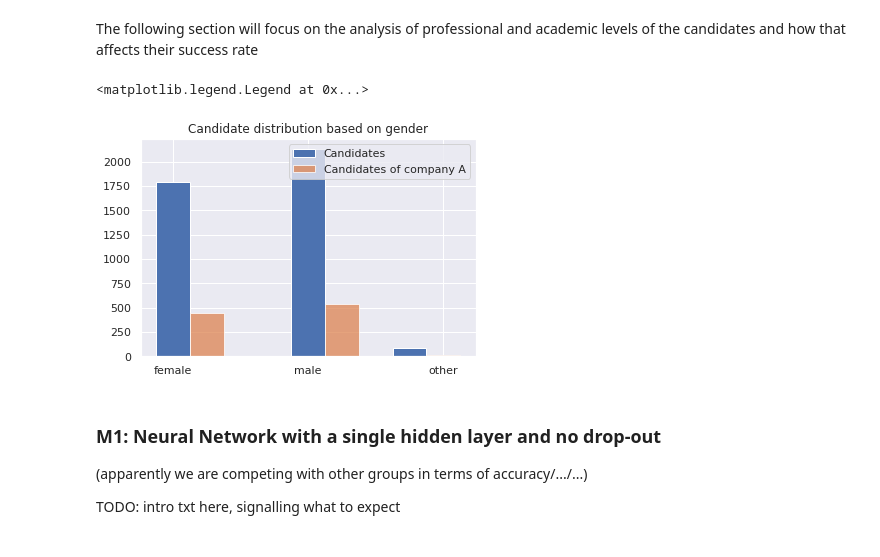
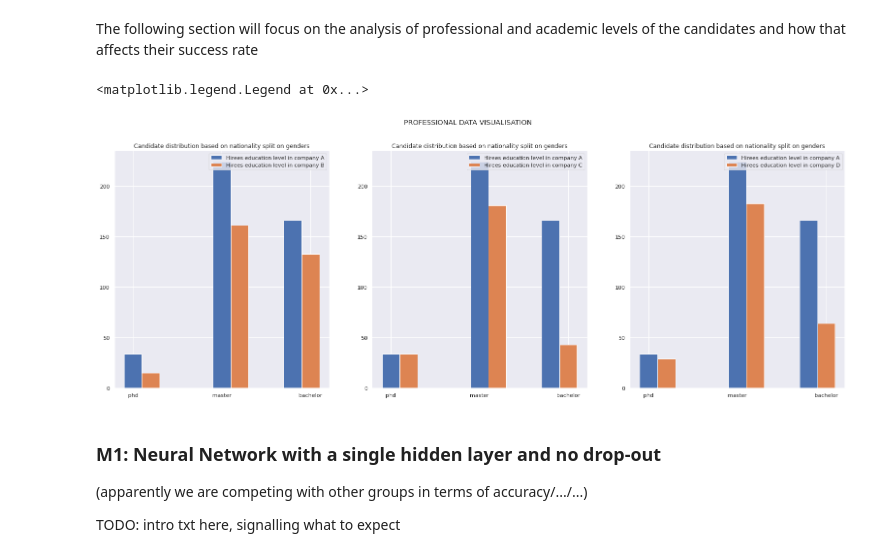
Before and after one commit to andrei-calin-dragomir/AdvisoryReportIDS, a Jupyter notebook: processing.ipynb, the cells around one changed output. Saved outputs shown, nothing was run; the diff lists cells and outputs as text; code cells hidden in the pictures.

```diff
--- a/processing.ipynb
+++ b/processing.ipynb
@@ -157,16 +157,33 @@ Female cummulative success rate: 38.60045146726863
 Others cummulative success rate: 37.5
 # %% [markdown]
 The following section will focus on the analysis of professional and academic levels of the candidates and how that affects their success rate
-# %%
-
-
-plt.title("Candidate distribution based on gender")
-plt.hist(demographicDataFrame['gender'], label = 'Candidates', bins = 8, align= 'left')
-plt.hist(demographicDataFrame.query("company == 'A'")['gender'], bins = 8, label = 'Candidates of company A', alpha = 0.75, align='right')
-plt.legend()
-# %% [output]
-<matplotlib.legend.Legend at 0x...>
-[figure, removed]
+# %%
+professionalDataFrame = pd.DataFrame(recruitmentData, columns = ['ind-university_grade', 'ind-programming_experience', 'ind-degree', 'decision', 'company'])
+
+professionalDataFrame.rename(columns={'ind-university_grade': 'grade', 'ind-programming_experience': 'experience', 'ind-degree': 'degree'}, inplace=True)
+
+fig, ((ax1, ax2, ax3)) = plt.subplots(1,3)
+fig.suptitle('PROFESSIONAL DATA VISUALISATION')
+fig.set_figwidth(27)
+fig.set_figheight(9)
+
+ax1.hist(professionalDataFrame.query("decision and company == 'A'")['degree'], align='left', label="Hirees education level in company A")
+ax1.hist(professionalDataFrame.query("decision and company == 'B'")['degree'], align='right', label="Hirees education level in company B")
+ax1.set_title("Candidate distribution based on nationality split on genders")
+ax1.legend()
+
+ax2.hist(professionalDataFrame.query("decision and company == 'A'")['degree'], align='left',label="Hirees education level in company A")
+ax2.hist(professionalDataFrame.query("decision and company == 'C'")['degree'], align='right',label="Hirees education level in company C")
+ax2.set_title("Candidate distribution based on nationality split on genders")
+ax2.legend()
+
+ax3.hist(professionalDataFrame.query("decision and company == 'A'")['degree'], align='left', label="Hirees education level in company A")
+ax3.hist(professionalDataFrame.query("decision and company == 'D'")['degree'], align='right', label="Hirees education level in company D")
+ax3.set_title("Candidate distribution based on nationality split on genders")
+ax3.legend()
+# %% [output]
+<matplotlib.legend.Legend at 0x...>
+[figure, added]
 # %% [markdown]
 ### M1: Neural Network with a single hidden layer and no drop-out
 
```
Also changed, not shown: parts of 2 cells of this notebook.
